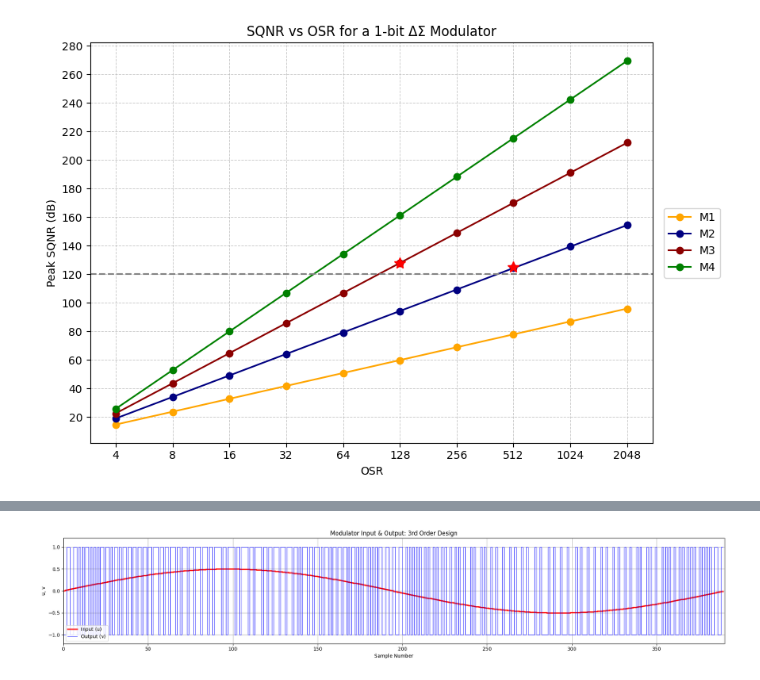
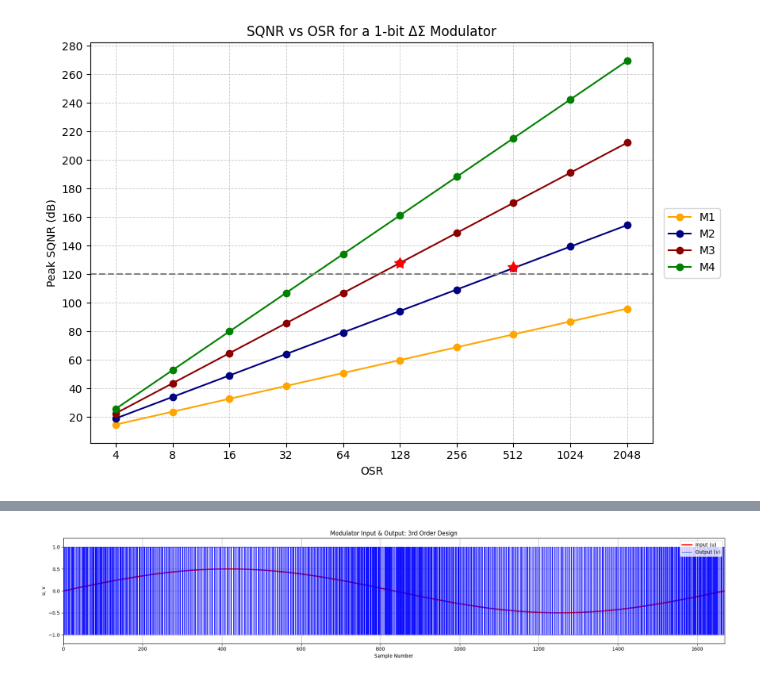
Before and after one commit to vincentfusco/sg13g2_deltasigma_adc, a Jupyter notebook: jupy/Architecture_Design.ipynb, the cells around one changed output, grey strips where cells are left out. Cells and saved outputs as stored; diff of their text form; code cells hidden in the pictures.

```diff
--- a/jupy/Architecture_Design.ipynb
+++ b/jupy/Architecture_Design.ipynb
@@ -130,25 +130,36 @@ order1 = 2
 order2 = 3
 Hinf = 1.3 # OBG of NTF. More aggressive NTF means higher OBG (lower IBG), but trades with stability.
 opt = 1 # A parameter which optimizes placement of zeroes to increase Maximum Signal Amplitude (MSA)
-fB = 1e3 # Target a 1kHz signal bandwidth
 
 H1 = synthesizeNTF(order1, OSR1, opt, Hinf)
 H2 = synthesizeNTF(order2, OSR2, opt, Hinf)
 
 # Plot 2nd order design Python Simulation
 plt.figure(figsize=(20, 4))
-N = 8192
-fB1 = int(np.ceil(N/(2.*OSR1)))
-ftest1 = np.floor(2./3.*fB1)
-u1 = 0.5 * np.sin(2 * np.pi * ftest1 / N * np.arange(N))
+N = 18
+N_rec_size = 2**N
+N_record_array = np.arange(N_rec_size)
 
-T_period1 = int(N / ftest1)
-v1, xn1, xmax1, y1 = simulateDSM(u1, H1)
-t1 = np.arange(T_period1)
 
-plt.step(t1, u1[t1], 'r', linewidth=2.5, label='Input (u)')
-plt.step(t1, v1[t1], 'b', linewidth=0.75, label='Output (v)')
-plt.axis([0, T_period1, -1.2, 1.2])
+M_i = 157 # Number of input periods of sine wave to fit in a record.
+         # Follow rule of fi/fs = M/2^L to avoid spectral leakage, where fi and fs are chosen to be relatively prime. M and L are integers.
+         # fi = M/2^N -> Normalized input signal frequency.
+         # 2^N = Record length. Chosen as a power of 2 to increase FFT speed.
+         # This ensures zero spectral leakage. (So Hanning Window is not needed but left in code anyway).
+         # 2^N should also be relatively prime with M_i (shares no integer divisors other than 1).
+f_test_signal_normalized = np.pi * M_i / N_rec_size
+fB1_normalized =  1 / (2*OSR1)
+fB2_normalized = 1 / (2*OSR2)
+
+
+u = 0.5 * np.sin(2 * np.pi * M_i / N_rec_size * N_record_array)
+
+
+
+v1, xn1, xmax1, y1 = simulateDSM(u, H1)
+plt.step(N_record_array, u[N_record_array], 'r', linewidth=2.5, label='Input (u)')
+plt.step(N_record_array, v1[N_record_array], 'b', linewidth=0.75, label='Output (v)')
+plt.axis([0, int(N_rec_size/M_i)-1, -1.2, 1.2])
 plt.xlabel('Sample Number')
 plt.ylabel('u, v')
 plt.title('Modulator Input & Output: 2nd Order Design')
@@ -160,18 +171,12 @@ plt.show()
 # Plot 3rd order design Python Simulation
 
 plt.figure(figsize=(20, 4))
-N = 8192
-fB2 = int(np.ceil(N/(2.*OSR2)))
-ftest2 = np.floor(2./3.*fB2)
-u2 = 0.5 * np.sin(2 * np.pi * ftest2 / N * np.arange(N))
 
-T_period2 = int(N / ftest2)
-v2, xn2, xmax2, y2 = simulateDSM(u2, H2)
-t2 = np.arange(T_period2)
+v2, xn2, xmax2, y2 = simulateDSM(u, H2)
 
-plt.step(t2, u2[t2], 'r', linewidth=2.5, label='Input (u)')
-plt.step(t2, v2[t2], 'b', linewidth=0.75, label='Output (v)')
-plt.axis([0, T_period2, -1.2, 1.2])
+plt.step(N_record_array, u[N_record_array], 'r', linewidth=2.5, label='Input (u)')
+plt.step(N_record_array, v2[N_record_array], 'b', linewidth=0.75, label='Output (v)')
+plt.axis([0, N_rec_size/M_i-1, -1.2, 1.2])
 plt.xlabel('Sample Number')
 plt.ylabel('u, v')
 plt.title('Modulator Input & Output: 3rd Order Design')
@@ -182,34 +187,50 @@ plt.show()
 
 # Run calculateSNR and plot 2nd order and 3rd order on same plot.
 
-f = np.linspace(0, 0.5, int(N/2. + 1))
+f = np.linspace(0, 0.5, int(N_rec_size/2. + 1))
 
 # 2nd order
-spec1 = np.fft.fft(v1 * ds_hann(N))/(N/4)
-plt.plot(f, dbv(spec[:int(N/2. + 1)]),'#000080', label='Simulation: 2nd Order Design')
+spec1 = np.fft.fft(v1) / (N_rec_size/4)
+plt.plot(f, dbv(spec1[:int(N_rec_size/2. + 1)]),'#000080', label='Simulation: 2nd Order Design')
 plt.xscale('log')
-figureMagic([0, 0.5], 0.05, None, [-160, 0], 20, None, (16, 6), 'Output Spectrum: 2nd vs. 3rd Order Designs')
+plt.xlim(1e-5,0.5)
+figureMagic([0, 0.5], 0.05, None, [-200, 0], 20, None, (16, 6), 'Output Spectrum: 2nd vs. 3rd Order Designs')
 plt.xlabel('Normalized Frequency')
 plt.ylabel('dBFS')
-snr1 = calculateSNR(spec[2:fB1+1], ftest1 - 2)
+snr1 = calculateSNR(spec1[2:int(N_rec_size/(2*OSR1))+1], M_i - 2)
 plt.text(0.01, -10, '2nd Order Design SNR = %4.1fdB @ OSR = %d' % (snr1, OSR1), verticalalignment='center')
-NBW = 1.5/N
+NBW = 1/N_rec_size # Signals chosen so no windowing is necessary; therefore NBW = 1 / Nrec. 1.5 / Nrec for Hanning.
 Sqq = 4*evalTF(H1, np.exp(2j*np.pi*f)) ** 2/3.
 
 plt.plot(f, dbp(Sqq * NBW), 'b', linestyle='--', linewidth=2, label='Expected PSD: 2nd Order Design')
-plt.text(0.49, -90, 'NBW = %4.1E x $f_s$' % NBW, horizontalalignment='right')
 
 
 #3rd order
 
 # 3rd order
-spec2 = np.fft.fft(v2 * ds_hann(N)) / (N/4)
-plt.plot(f, dbv(spec2[:int(N/2. + 1)]), '#8B0000', label='Simulation: 3rd Order Design')  # red for 3rd order
+spec2 = np.fft.fft(v2) / (N_rec_size/4)
+plt.plot(f, dbv(spec2[:int(N_rec_size/2. + 1)]), '#8B0000', label='Simulation: 3rd Order Design')  # red for 3rd order
 plt.xscale('log')
-snr2 = calculateSNR(spec2[2:fB2+1], ftest2 - 2)
+plt.xlim(1e-5,0.5)
+snr2 = calculateSNR(spec2[2:int(N_rec_size/(2*OSR2))+1], M_i - 2)
 plt.text(0.01, -20, '3rd Order Design SNR = %4.1fdB @ OSR = %d' % (snr2, OSR2), verticalalignment='center')
 
 Sqq2 = 4 * evalTF(H2, np.exp(2j * np.pi * f)) ** 2 / 3.
 plt.plot(f, dbp(Sqq2 * NBW), 'r', linewidth=2, linestyle='--', label='Expected PSD: 3rd Order Design')  # cyan for 3rd order PSD
+
+
+
+# Plot vertical lines at bandwidth edges
+# Vertical line for 2nd-order bandwidth edge
+plt.axvline(x=fB1_normalized, color='k', linestyle='--', linewidth=1.2)
+plt.text(fB1_normalized, -60, 'BW (2nd Order)', rotation=90, fontsize=10,
+         verticalalignment='bottom', horizontalalignment='right')
+
+# Vertical line for 3rd-order bandwidth edge
+plt.axvline(x=fB2_normalized, color='gray', linestyle='--', linewidth=1.2)
+plt.text(fB2_normalized, -60, 'BW (3rd Order)', rotation=90, fontsize=10,
+         verticalalignment='bottom', horizontalalignment='right')
+
+
 plt.legend(loc=4);
 # %% [output]
@@ -217 +238 @@ plt.legend(loc=4);
-[figure, old version]
+[figure, new version]
```
Also changed, not shown: parts of 5 cells of this notebook.
